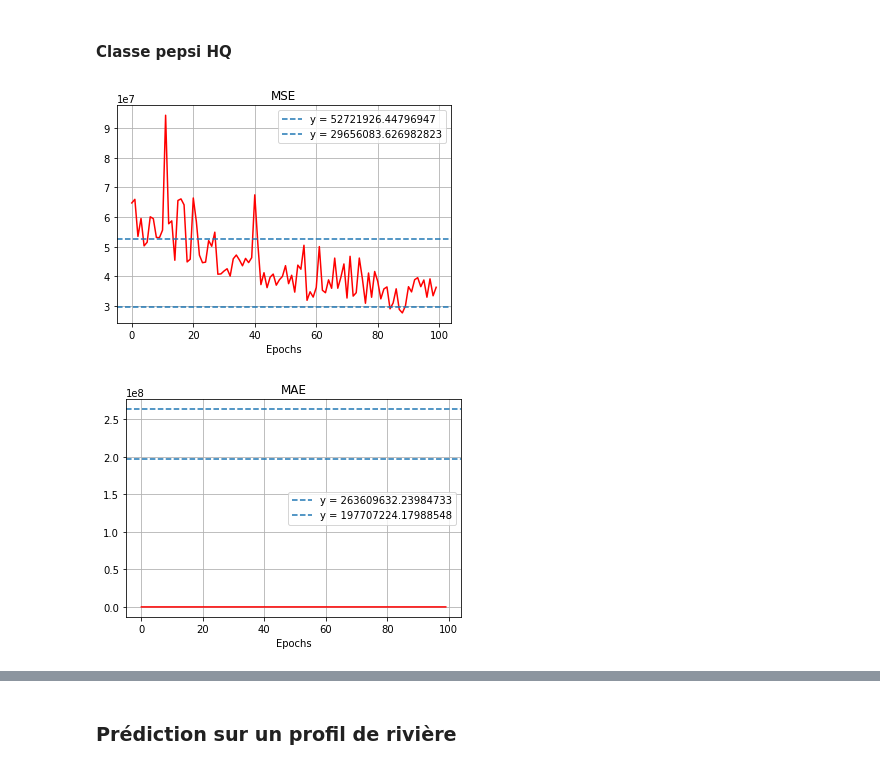
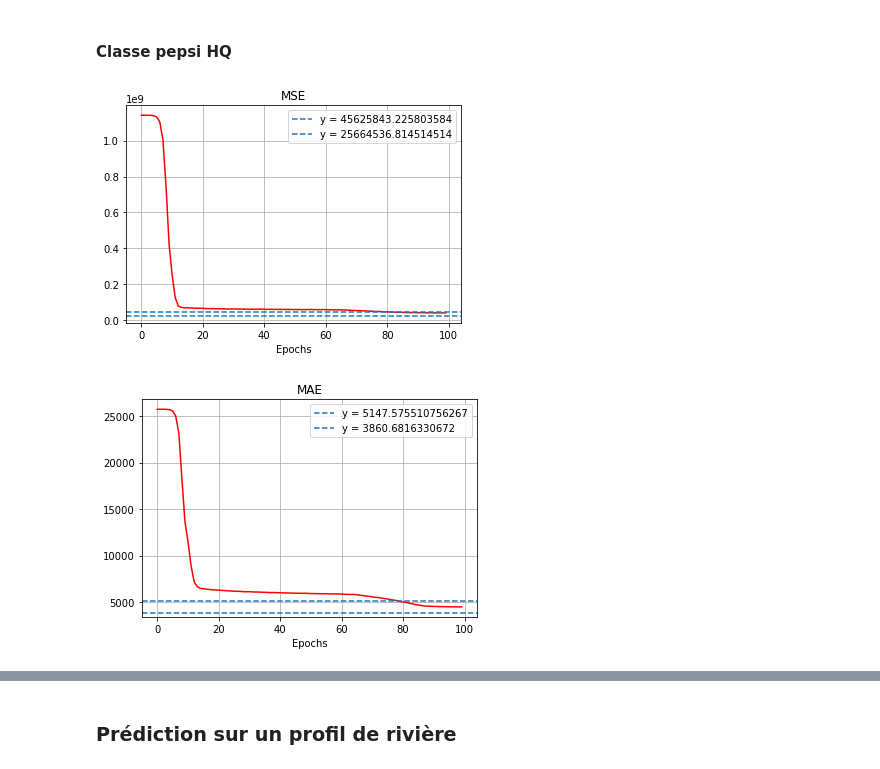
Before and after one commit to scastets/Projet4MA_Hydrologie, a Jupyter notebook: Notebooks/Projet4MA.ipynb, the cells around one changed output, grey strips where cells are left out. Cells and saved outputs as stored; diff of their text form; code cells hidden in the pictures.

Commit message:
mise en forme pepsi ANN pt1

```diff
--- a/Notebooks/Projet4MA.ipynb
+++ b/Notebooks/Projet4MA.ipynb
@@ -1185,0 +1178,3 @@ Missing Data :  0   Shape is :  (3721, 5)
+# %%
+n_layers_HQ = 8
+n_neurons_HQ = 8
@@ -1185,0 +1184,3 @@ Missing Data :  0   Shape is :  (3721, 5)
+# %%
+model_pepsi_HQ=get_model((shape,),n_layers_HQ,n_neurons_HQ)
+#model_pepsi_HQ.summary()
@@ -1207,4 +1208,2 @@ model_pepsi_LQ=get_model((shape,),n_layers,n_neurons)
-# %%
-model_pepsi_HQ=get_model((shape,),n_layers,n_neurons)
 # %%
 ep = 100
@@ -1231,4 +1212,4 @@ Epoch 100/100
 # %%
 ep = 100
-history_pepsi_HQ = model_pepsi_HQ.fit(x_pepsi_HQ_train,  y_pepsi_HQ_train, epochs = ep, batch_size = 100, verbose = 1,
+history_pepsi_HQ = model_pepsi_HQ.fit(x_pepsi_HQ_train,  y_pepsi_HQ_train, epochs = ep, batch_size = 100, verbose = 0,
                     validation_data = (x_pepsi_HQ_test, y_pepsi_HQ_test))
@@ -1297,25 +1262,25 @@ plt.show()
 # %%
 # Métriques
 plt.plot(p_HQ['mse'],'r')
 plt.title('MSE')
 plt.xlabel('Epochs')
 plt.axhline(np.mean(y_pepsi_HQ_train**2)*0.04,ls='--',label='y = ' + str(0.04*np.mean(y_pepsi_HQ_train**2)))
 plt.axhline(np.mean(y_pepsi_HQ_train**2)*0.15**2,ls='--',label='y = ' + str(0.15**2*np.mean(y_pepsi_HQ_train**2)))
 plt.legend()
 plt.grid()
 plt.show()
 
 plt.plot(p_HQ['mae'],'r')
 plt.title('MAE')
 plt.xlabel('Epochs')
-plt.axhline(0.2*np.mean(y_pepsi_HQ_train**2),ls='--',label='y = ' +str(0.2*np.mean(y_pepsi_HQ_train**2)))
-plt.axhline(0.15*np.mean(y_pepsi_HQ_train**2),ls='--',label='y = ' +str(0.15*np.mean(y_pepsi_HQ_train**2)))
+plt.axhline(0.2*np.mean(y_pepsi_HQ_train),ls='--',label='y = ' +str(0.2*np.mean(y_pepsi_HQ_train)))
+plt.axhline(0.15*np.mean(y_pepsi_HQ_train),ls='--',label='y = ' +str(0.15*np.mean(y_pepsi_HQ_train)))
 plt.legend()
 plt.grid()
 plt.show()
 # %% [output]
-[figure, old version]
+[figure, new version]
-[figure, old version]
+[figure, new version]
 # %%
 # Vérification des prédictions
 plt.figure(figsize=(10,10))
```
Also changed, not shown: parts of 28 cells of this notebook.
